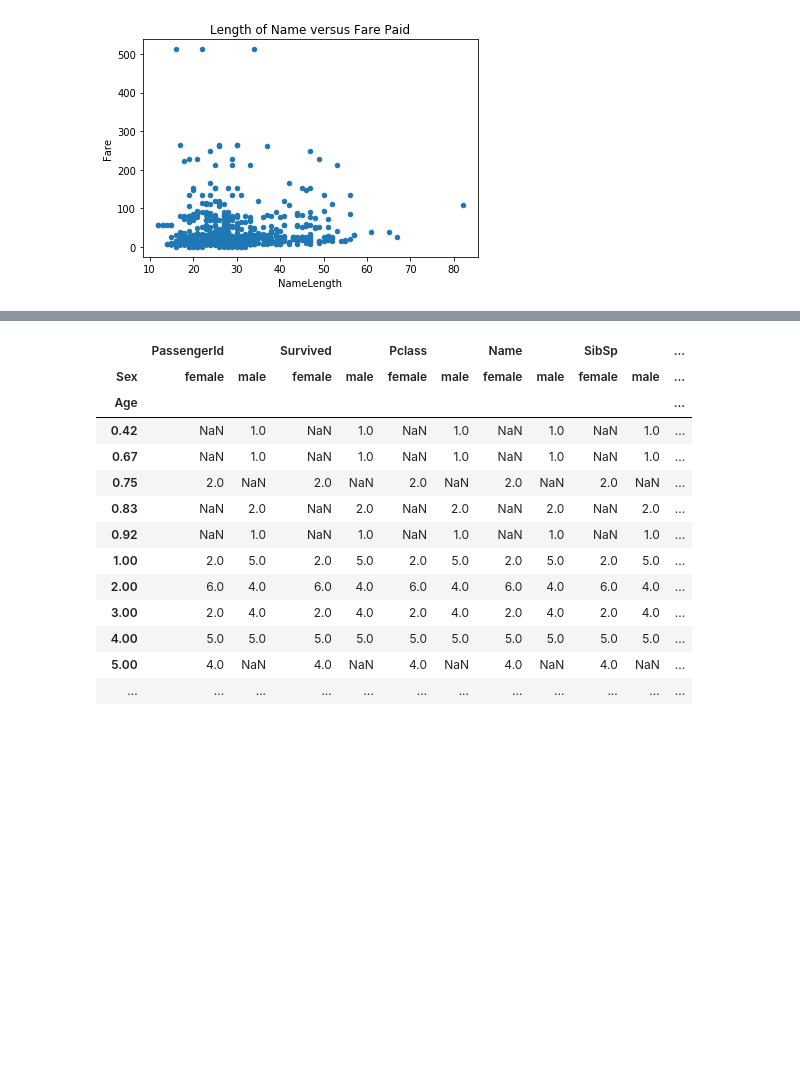
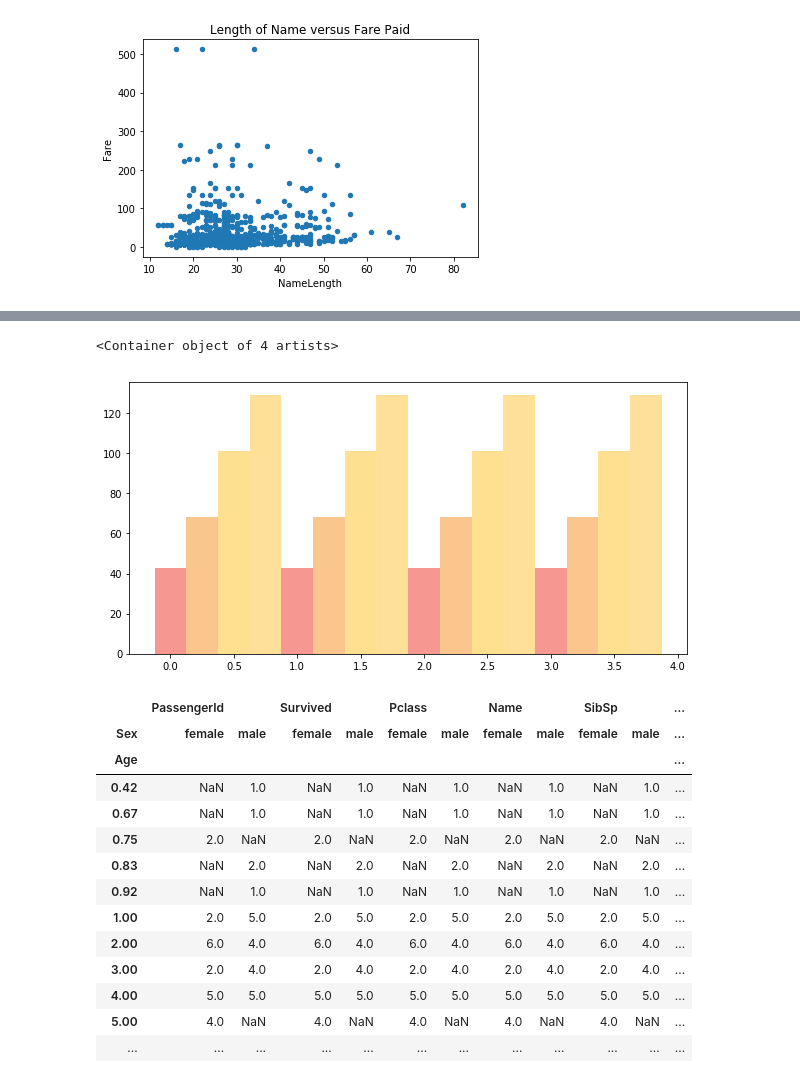
Before and after one commit to anselb/DS-1-Data-Analysis, a Jupyter notebook: 02__Data_Visualization.ipynb, the cells around one changed output, grey strips where cells are left out. Saved outputs shown, nothing was run; the diff lists cells and outputs as text; code cells hidden in the pictures; blank space fills up the shorter version.

Commit message:
Tried to do some visualizations for titanic data

```diff
--- a/02__Data_Visualization.ipynb
+++ b/02__Data_Visualization.ipynb
@@ -314,6 +314,86 @@ titanic_df
 | 396 | 397 | 0 | 3 | Olsson, Miss. Elina | female | 31.00 | 0 | 0 | 350407 | 7.8542 | ... |
 | 397 | 398 | 0 | 2 | McKane, Mr. Peter David | male | 46.00 | 0 | 0 | 28403 | 26.0000 | ... |
 | 398 | 399 | 0 | 2 | Pain, Dr. Alfred | male | 23.00 | 0 | 0 | 244278 | 10.5000 | ... |
+# %%
+FirstQuarterSurvived = titanic_df[(titanic_df['FarePercentile'] == '0-25%') & (titanic_df['Survived'] == 1)].count()['PassengerId']
+FirstQuarterDead = titanic_df[(titanic_df['FarePercentile'] == '0-25%') & (titanic_df['Survived'] == 0)].count()['PassengerId']
+
+SecondQuarterSurvived = titanic_df[(titanic_df['FarePercentile'] == '25-50%') & (titanic_df['Survived'] == 1)].count()['PassengerId']
+SecondQuarterDead = titanic_df[(titanic_df['FarePercentile'] == '25-50%') & (titanic_df['Survived'] == 0)].count()['PassengerId']
+
+ThirdQuarterSurvived = titanic_df[(titanic_df['FarePercentile'] == '50-75%') & (titanic_df['Survived'] == 1)].count()['PassengerId']
+ThirdQuarterDead = titanic_df[(titanic_df['FarePercentile'] == '50-75%') & (titanic_df['Survived'] == 0)].count()['PassengerId']
+
+FourthQuarterSurvived = titanic_df[(titanic_df['FarePercentile'] == '75-100%') & (titanic_df['Survived'] == 1)].count()['PassengerId']
+FourthQuarterDead = titanic_df[(titanic_df['FarePercentile'] == '75-100%') & (titanic_df['Survived'] == 0)].count()['PassengerId']
+
+labels=['0-25%', '25-50%', '50-75%', '75-100%']
+# %%
+# Setting the positions and width for the bars
+pos = list(range(4))
+width = 0.25
+
+# Plotting the bars
+fig, ax = plt.subplots(figsize=(10,5))
+
+# Create a bar with count of survived data,
+# in position pos,
+plt.bar(pos,
+        # using df['Survived'] data,
+        FirstQuarterSurvived,
+        # of width
+        width,
+        # with alpha 0.5
+        alpha=0.5,
+        # with color
+        color='#EE3224',
+        # with label the first value in first_name
+        label=labels[0])
+
+# Create a bar with count of survived data,
+# in position pos + some width buffer,
+plt.bar([p + width for p in pos],
+        #using df['mid_score'] data,
+        SecondQuarterSurvived,
+        # of width
+        width,
+        # with alpha 0.5
+        alpha=0.5,
+        # with color
+        color='#F78F1E',
+        # with label the second value in first_name
+        label=labels[1])
+
+# Create a bar with post_score data,
+# in position pos + some width buffer,
+plt.bar([p + width*2 for p in pos],
+        #using df['post_score'] data,
+        ThirdQuarterSurvived,
+        # of width
+        width,
+        # with alpha 0.5
+        alpha=0.5,
+        # with color
+        color='#FFC222',
+        # with label the third value in first_name
+        label=labels[2])
+
+# Create a bar with post_score data,
+# in position pos + some width buffer,
+plt.bar([p + width*3 for p in pos],
+        #using df['post_score'] data,
+        FourthQuarterSurvived,
+        # of width
+        width,
+        # with alpha 0.5
+        alpha=0.5,
+        # with color
+        color='#FFC232',
+        # with label the third value in first_name
+        label=labels[3])
+# %% [output]
+<Container object of 4 artists>
+[figure, added]
 # %%
 ages = titanic_df.Age.unique()
 counts = titanic_df.groupby(['Age', 'Sex']).count()
```
Also changed, not shown: parts of 4 cells of this notebook.
